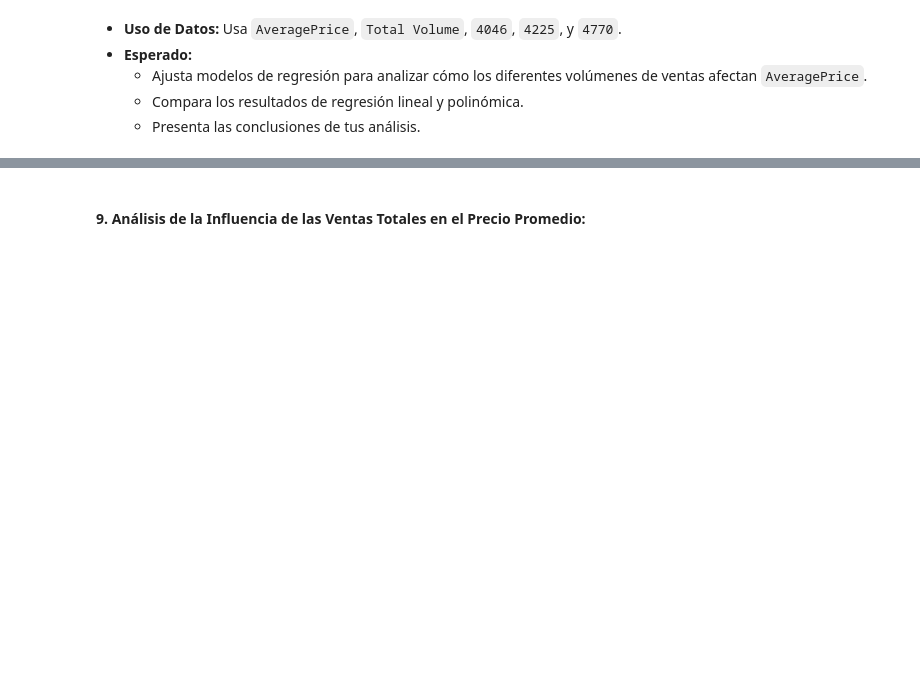
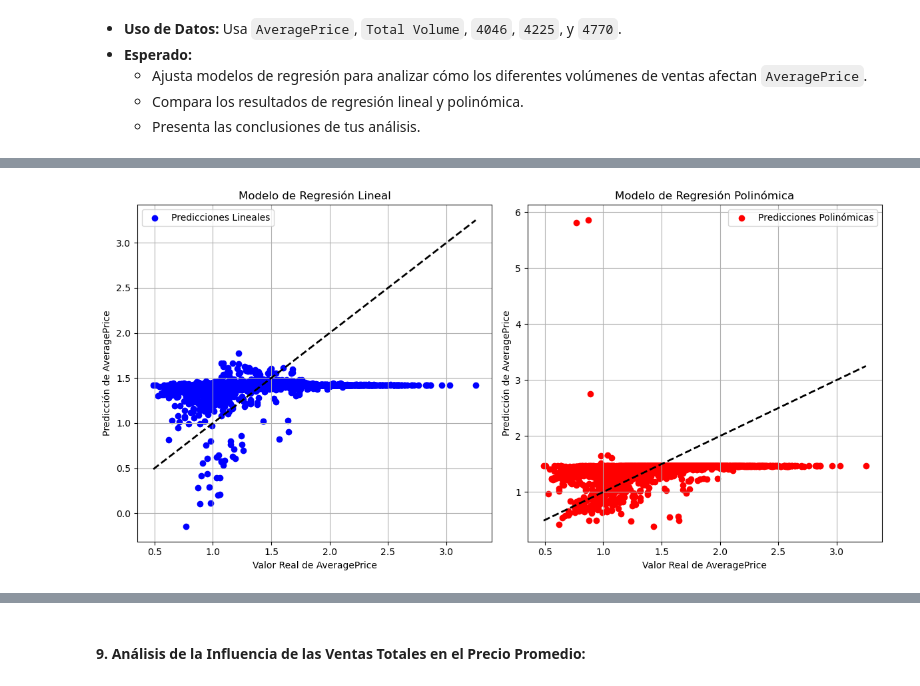
Before and after one commit to albagd77/MAGic-Avocado-TP1, a Jupyter notebook: 05_correlacion_y_regresion.ipynb, the cells around one changed output, grey strips where cells are left out. Drawn from its saved outputs; the diff is of its cells as text; code cells hidden in the pictures; blank space fills up the shorter version.

```diff
--- a/05_correlacion_y_regresion.ipynb
+++ b/05_correlacion_y_regresion.ipynb
@@ -791,3 +791,90 @@ Por ejemplo, el coeficiente de Total Volume^2 es 4.110745e-08, lo que indica que
      - Ajusta modelos de regresión para analizar cómo los diferentes volúmenes de ventas afectan `AveragePrice`.
      - Compara los resultados de regresión lineal y polinómica.
      - Presenta las conclusiones de tus análisis.
+# %%
+#Opción 3  :  Ajusto por tamaño
+
+import pandas as pd
+import numpy as np
+import matplotlib.pyplot as plt
+from sklearn.model_selection import train_test_split
+from sklearn.linear_model import LinearRegression
+from sklearn.preprocessing import PolynomialFeatures
+from sklearn.metrics import mean_squared_error, r2_score
+
+# Cargo el dataset
+df = pd.read_csv('./dataset/avocado.csv')
+
+# Selecciono columnas de interés
+data = df[['AveragePrice', 'Total Volume', '4046', '4225', '4770']]
+
+# Divido en variables dependientes e independientes
+X = data[['Total Volume', '4046', '4225', '4770']]
+y = data['AveragePrice']
+
+# Separo los datos en conjuntos de entrenamiento y prueba
+X_train, X_test, y_train, y_test = train_test_split(X, y, test_size=0.2, random_state=42)
+
+# Modelo de Regresión Lineal
+linear_model = LinearRegression()
+linear_model.fit(X_train, y_train)
+y_pred_linear = linear_model.predict(X_test)
+
+# Calculo MSE y R^2 para el modelo de regresión lineal
+mse_linear = mean_squared_error(y_test, y_pred_linear)
+r2_linear = r2_score(y_test, y_pred_linear)
+
+# Modelo de Regresión Polinómica
+polynomial_features = PolynomialFeatures(degree=2)
+X_train_poly = polynomial_features.fit_transform(X_train)
+X_test_poly = polynomial_features.transform(X_test)
+
+# Ajusto el modelo de regresión polinómica
+poly_model = LinearRegression()
+poly_model.fit(X_train_poly, y_train)
+y_pred_poly = poly_model.predict(X_test_poly)
+
+# Calculo MSE y R^2 para el modelo de regresión polinómica
+mse_poly = mean_squared_error(y_test, y_pred_poly)
+r2_poly = r2_score(y_test, y_pred_poly)
+
+# Comparo resultados y generar conclusiones
+print("Regresión Lineal - MSE:", mse_linear, "R^2:", r2_linear)
+print("Regresión Polinómica - MSE:", mse_poly, "R^2:", r2_poly)
+
+plt.figure(figsize=(12, 6))
+
+# Gráfico de dispersión de precios promedio vs predicciones lineales
+plt.subplot(1, 2, 1)
+plt.scatter(y_test, y_pred_linear, color='blue', label='Predicciones Lineales')
+plt.plot([y_test.min(), y_test.max()], [y_test.min(), y_test.max()], 'k--', lw=2)
+plt.xlabel("Valor Real de AveragePrice")
+plt.ylabel("Predicción de AveragePrice")
+plt.title("Modelo de Regresión Lineal")
+plt.legend()
+plt.grid(True)
+
+# Gráfico de dispersión de precios promedio vs predicciones polinómicas
+plt.subplot(1, 2, 2)
+plt.scatter(y_test, y_pred_poly, color='red', label='Predicciones Polinómicas')
+plt.plot([y_test.min(), y_test.max()], [y_test.min(), y_test.max()], 'k--', lw=2)
+plt.xlabel("Valor Real de AveragePrice")
+plt.ylabel("Predicción de AveragePrice")
+plt.title("Modelo de Regresión Polinómica")
+plt.legend()
+plt.grid(True)
+
+plt.tight_layout()
+plt.show()
+
+# Conclusiones basadas en los resultados de MSE y R^2
+if mse_linear < mse_poly:
+    print("El modelo de regresión lineal tiene un menor MSE y parece ajustar mejor los datos en términos de error cuadrático.")
+else:
+    print("El modelo de regresión polinómica tiene un menor MSE y parece ajustar mejor los datos en términos de error cuadrático.")
+
+if r2_linear > r2_poly:
+    print("El modelo de regresión lineal tiene un R^2 mayor, indicando que explica mejor la variabilidad en los datos.")
+else:
+    print("El modelo de regresión polinómica tiene un R^2 mayor, indicando que explica mejor la variabilidad en los datos.")
+# %% [output]
@@ -793,0 +883 @@ Por ejemplo, el coeficiente de Total Volume^2 es 4.110745e-08, lo que indica que
+[figure, added]
```
Also changed, not shown: parts of 1 cell of this notebook.
